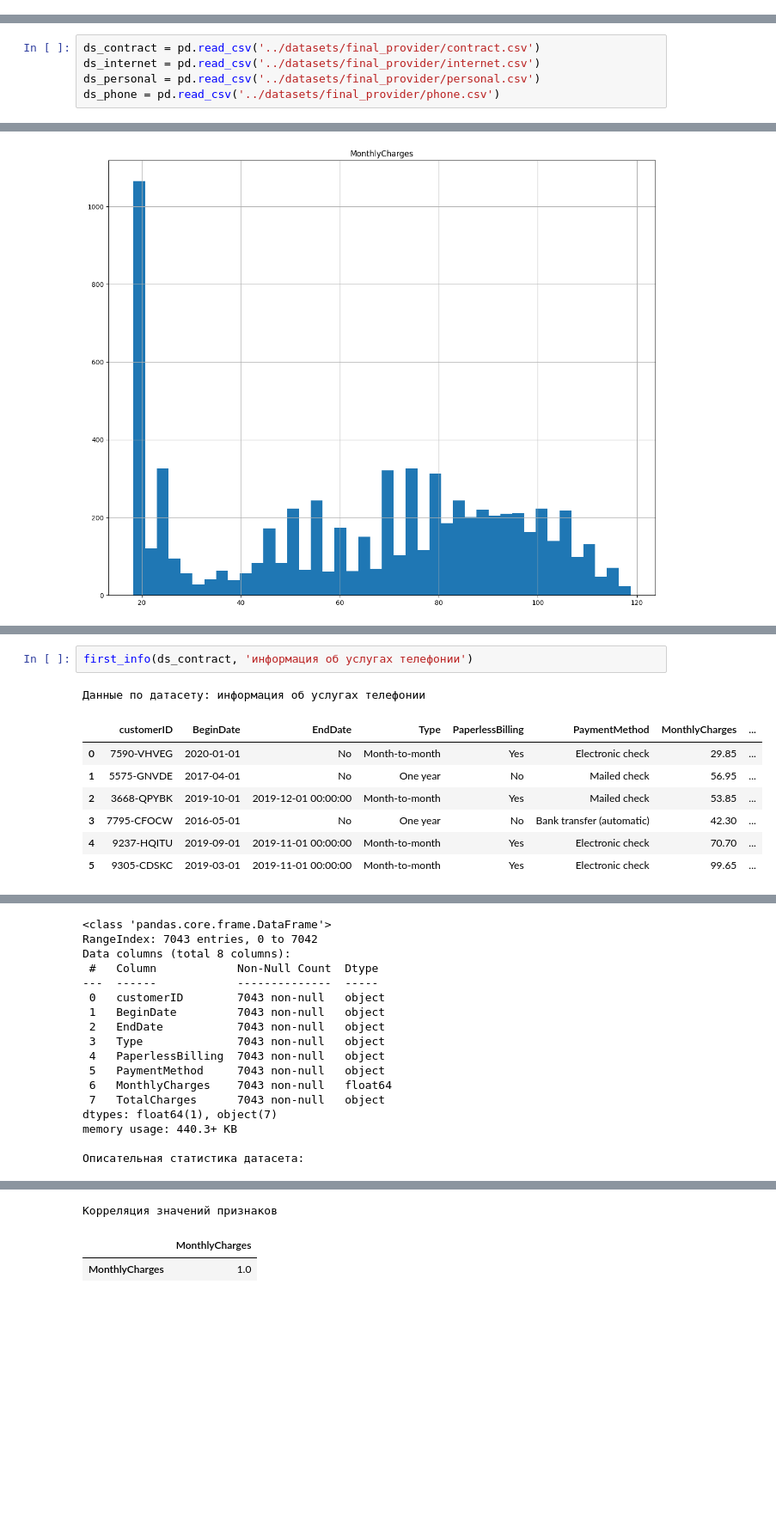
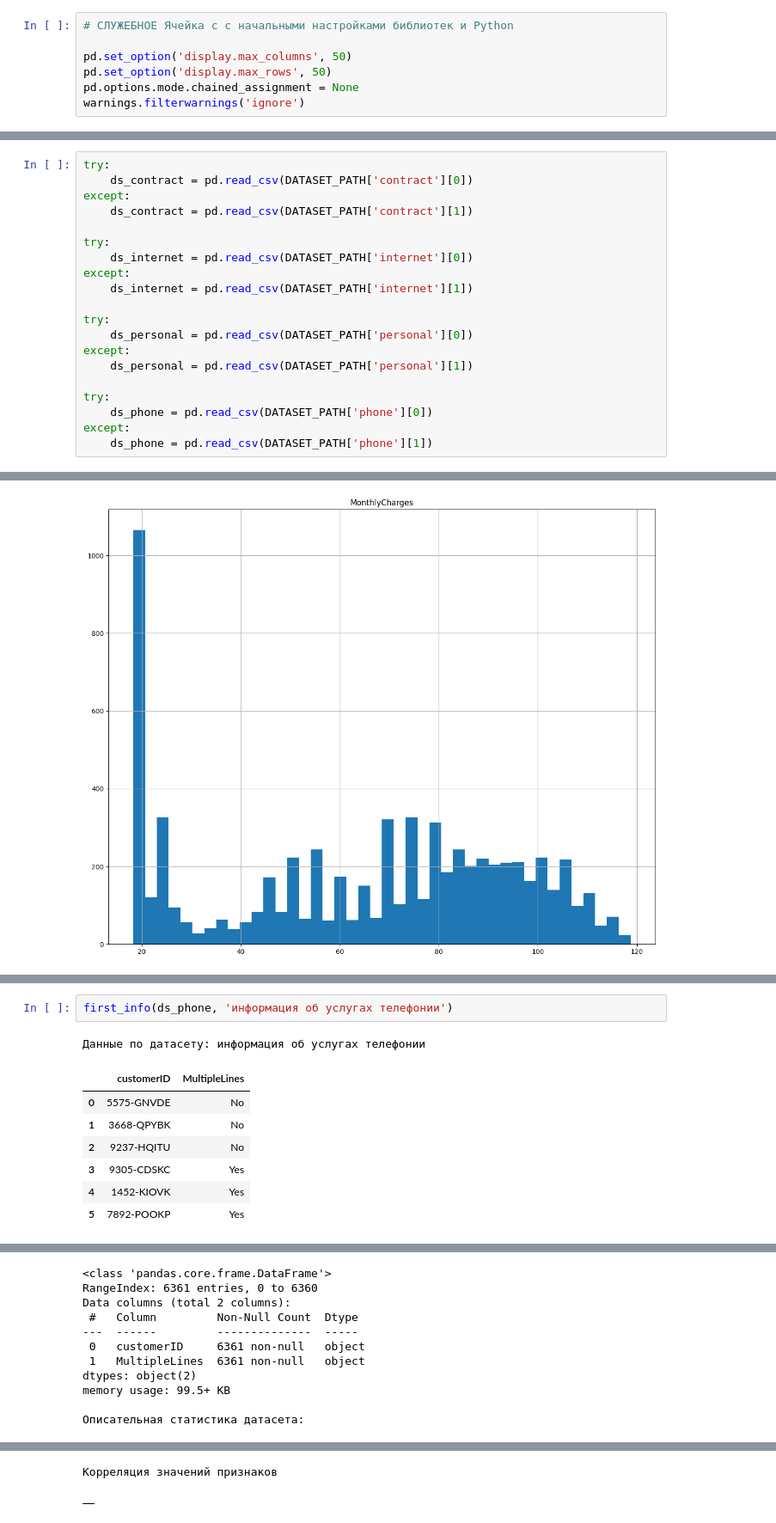
Before and after one commit to oxytwtr/20_ML_Telecom_customer_loss, a Jupyter notebook: 20_ML_Telecom_customer_loss.ipynb, the cells around one changed output, grey strips where cells are left out. Shown at 86% size. Drawn from its saved outputs; the diff is of its cells as text; blank space fills up the shorter version.

```diff
--- a/20_ML_Telecom_customer_loss.ipynb
+++ b/20_ML_Telecom_customer_loss.ipynb
@@ -76,0 +89,7 @@ import pandas as pd
+# %%
+# СЛУЖЕБНОЕ Ячейка с c начальными настройками библиотек и Python
+
+pd.set_option('display.max_columns', 50)
+pd.set_option('display.max_rows', 50)
+pd.options.mode.chained_assignment = None
+warnings.filterwarnings('ignore')
@@ -112,8 +170,3 @@ def first_info(dataframe, data_title='Неопознанный набор дан
 
     except:
         print(f'Ошибка в передаваемых аргументах\nПроверьте ввод!')
-# %%
-ds_contract = pd.read_csv('../datasets/final_provider/contract.csv')
-ds_internet = pd.read_csv('../datasets/final_provider/internet.csv')
-ds_personal = pd.read_csv('../datasets/final_provider/personal.csv')
-ds_phone = pd.read_csv('../datasets/final_provider/phone.csv')
@@ -120,3 +185,23 @@ ds_phone = pd.read_csv('../datasets/final_provider/phone.csv')
+# %%
+try:
+    ds_contract = pd.read_csv(DATASET_PATH['contract'][0])
+except:
+    ds_contract = pd.read_csv(DATASET_PATH['contract'][1])
+
+try:
+    ds_internet = pd.read_csv(DATASET_PATH['internet'][0])
+except:
+    ds_internet = pd.read_csv(DATASET_PATH['internet'][1])
+
+try:
+    ds_personal = pd.read_csv(DATASET_PATH['personal'][0])
+except:
+    ds_personal = pd.read_csv(DATASET_PATH['personal'][1])
+
+try:
+    ds_phone = pd.read_csv(DATASET_PATH['phone'][0])
+except:
+    ds_phone = pd.read_csv(DATASET_PATH['phone'][1])
 # %%
 first_info(ds_contract, 'информация о договоре')
 # %% [output]
@@ -264,11 +342,11 @@ memory usage: 440.3+ KB
 # %%
-first_info(ds_contract, 'информация об услугах телефонии')
+first_info(ds_phone, 'информация об услугах телефонии')
 # %% [output]
 Данные по датасету: информация об услугах телефонии
-|  | customerID | BeginDate | EndDate | Type | PaperlessBilling | PaymentMethod | MonthlyCharges | ... |
-| 0 | 7590-VHVEG | 2020-01-01 | No | Month-to-month | Yes | Electronic check | 29.85 | ... |
-| 1 | 5575-GNVDE | 2017-04-01 | No | One year | No | Mailed check | 56.95 | ... |
-| 2 | 3668-QPYBK | 2019-10-01 | 2019-12-01 00:00:00 | Month-to-month | Yes | Mailed check | 53.85 | ... |
-| 3 | 7795-CFOCW | 2016-05-01 | No | One year | No | Bank transfer (automatic) | 42.30 | ... |
-| 4 | 9237-HQITU | 2019-09-01 | 2019-11-01 00:00:00 | Month-to-month | Yes | Electronic check | 70.70 | ... |
-| 5 | 9305-CDSKC | 2019-03-01 | 2019-11-01 00:00:00 | Month-to-month | Yes | Electronic check | 99.65 | ... |
+|  | customerID | MultipleLines |
+| 0 | 5575-GNVDE | No |
+| 1 | 3668-QPYBK | No |
+| 2 | 9237-HQITU | No |
+| 3 | 9305-CDSKC | Yes |
+| 4 | 1452-KIOVK | Yes |
+| 5 | 7892-POOKP | Yes |
@@ -282,17 +360,11 @@ first_info(ds_contract, 'информация об услугах телефон
 <class 'pandas.core.frame.DataFrame'>
-RangeIndex: 7043 entries, 0 to 7042
-Data columns (total 8 columns):
- #   Column            Non-Null Count  Dtype
----  ------            --------------  -----
- 0   customerID        7043 non-null   object
- 1   BeginDate         7043 non-null   object
- 2   EndDate           7043 non-null   object
- 3   Type              7043 non-null   object
- 4   PaperlessBilling  7043 non-null   object
- 5   PaymentMethod     7043 non-null   object
- 6   MonthlyCharges    7043 non-null   float64
- 7   TotalCharges      7043 non-null   object
-dtypes: float64(1), object(7)
-memory usage: 440.3+ KB
+RangeIndex: 6361 entries, 0 to 6360
+Data columns (total 2 columns):
+ #   Column         Non-Null Count  Dtype
+---  ------         --------------  -----
+ 0   customerID     6361 non-null   object
+ 1   MultipleLines  6361 non-null   object
+dtypes: object(2)
+memory usage: 99.5+ KB
 
 Описательная статистика датасета:
@@ -308,3 +376,2 @@ memory usage: 440.3+ KB
 Корреляция значений признаков
-|  | MonthlyCharges |
-| MonthlyCharges | 1.0 |
+|  |
```
Also changed, not shown: parts of 29 cells of this notebook.
